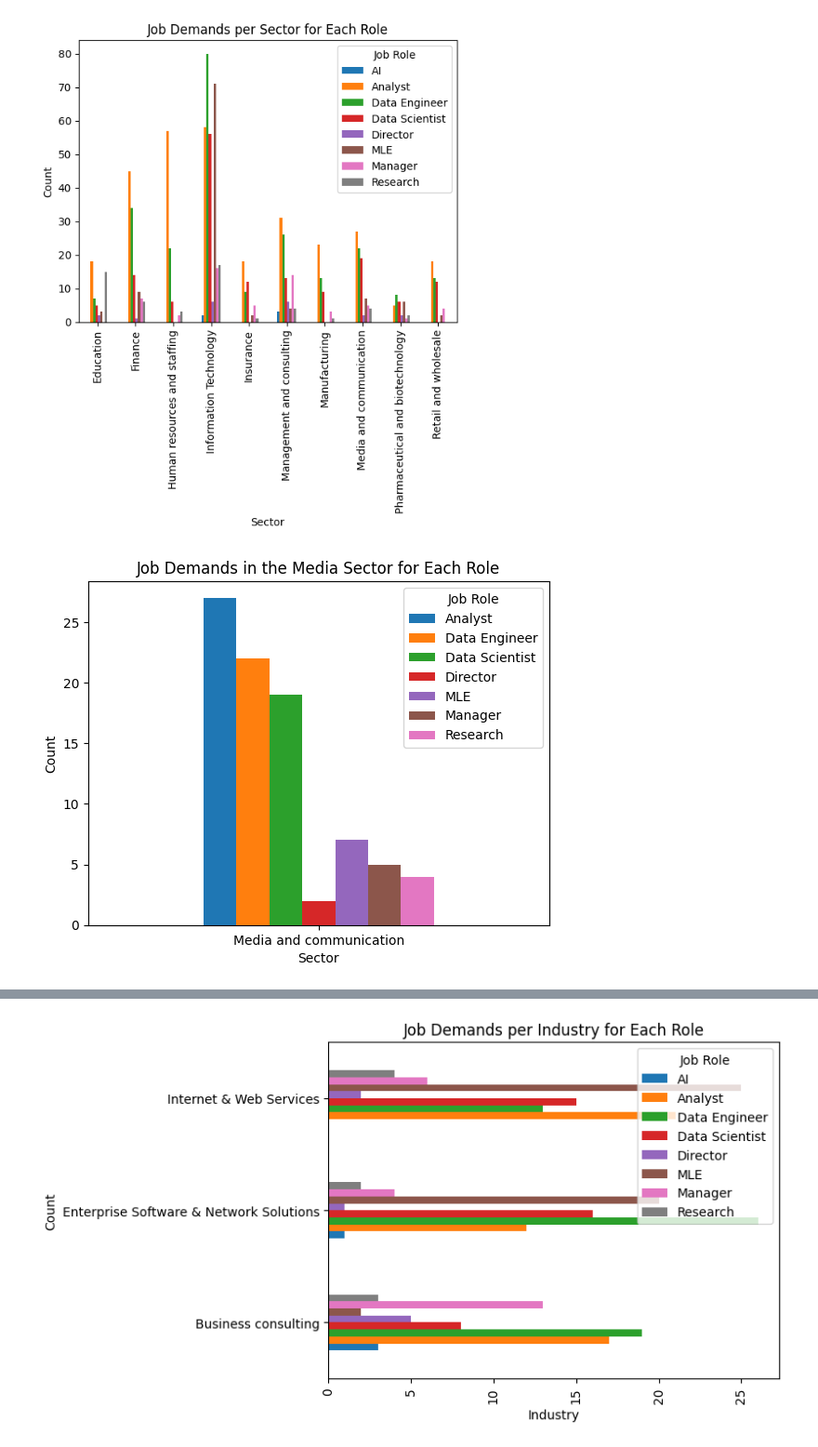
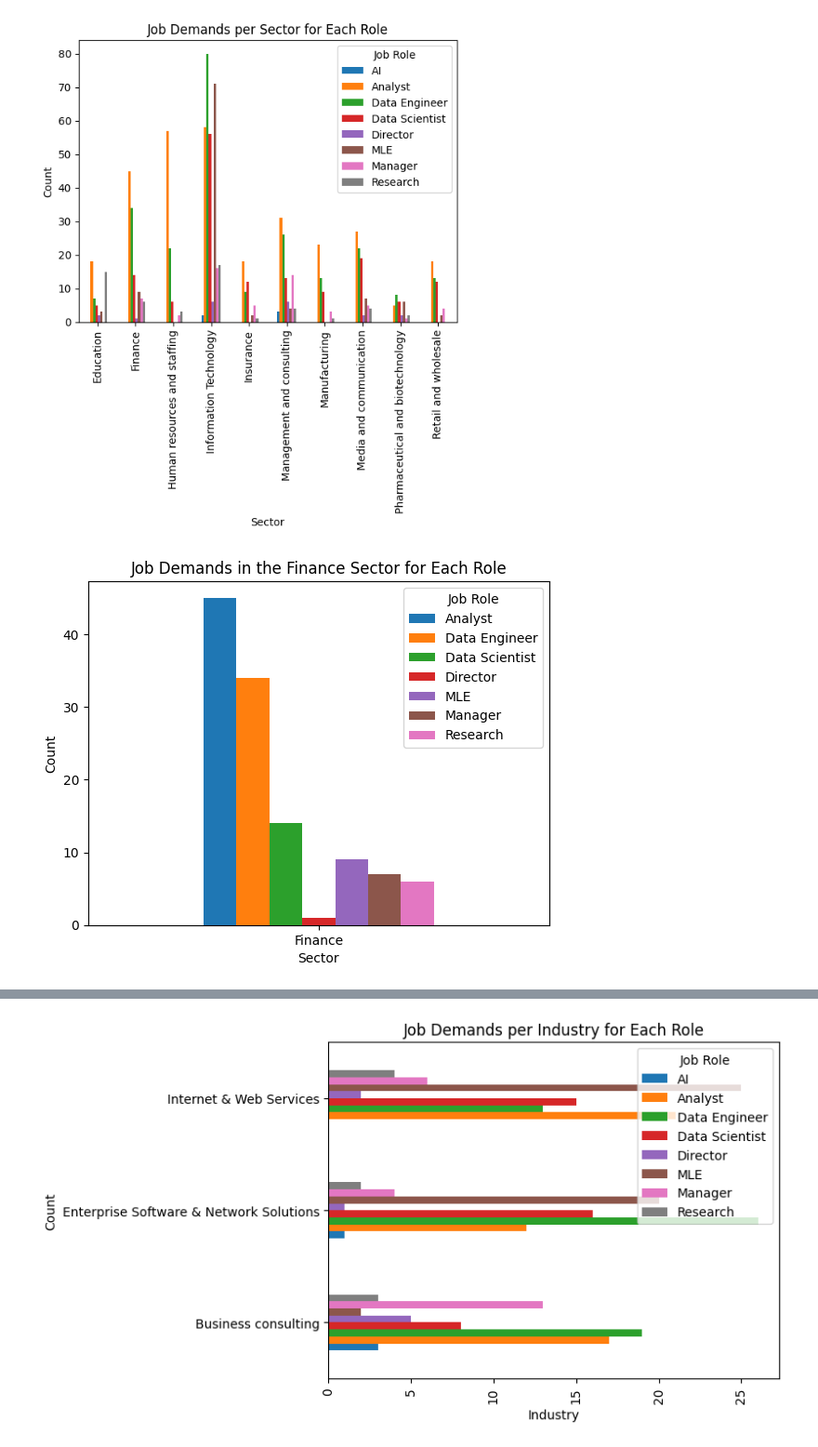
Before and after one commit to ArjunxyzSatish/Job-Analysis-Data-Science-Project-, a Jupyter notebook: EDA.ipynb, the cells around one changed output, grey strips where cells are left out. Shown at 93% size. Saved outputs shown, nothing was run; the diff lists cells and outputs as text; code cells hidden in the pictures.

```diff
--- a/EDA.ipynb
+++ b/EDA.ipynb
@@ -221,13 +223,13 @@ plt.show()
 [figure]
 # %%
 # have an option in the webapp to input the industry name and have this distribution pop up
-sect_job = pd.pivot_table(df[df['Sector'].str.contains('Media', na = False, case = False)], index = 'Sector', columns = 'Title_Simp', aggfunc = 'size')
+sect_job = pd.pivot_table(df[df['Sector'].str.contains('Finan', na = False, case = False)], index = 'Sector', columns = 'Title_Simp', aggfunc = 'size')
 ax = sect_job.plot(kind = 'bar')
 plt.xticks(rotation = 0)
 plt.xlabel('Sector')
 plt.ylabel('Count')
-plt.title('Job Demands in the Media Sector for Each Role')
+plt.title('Job Demands in the Finance Sector for Each Role')
 ax.legend(title = 'Job Role', loc = 'upper right')
 plt.show()
 # %% [output]
-[figure, old version]
+[figure, new version]
```
Also changed, not shown: parts of 3 cells of this notebook, 9 other files.
